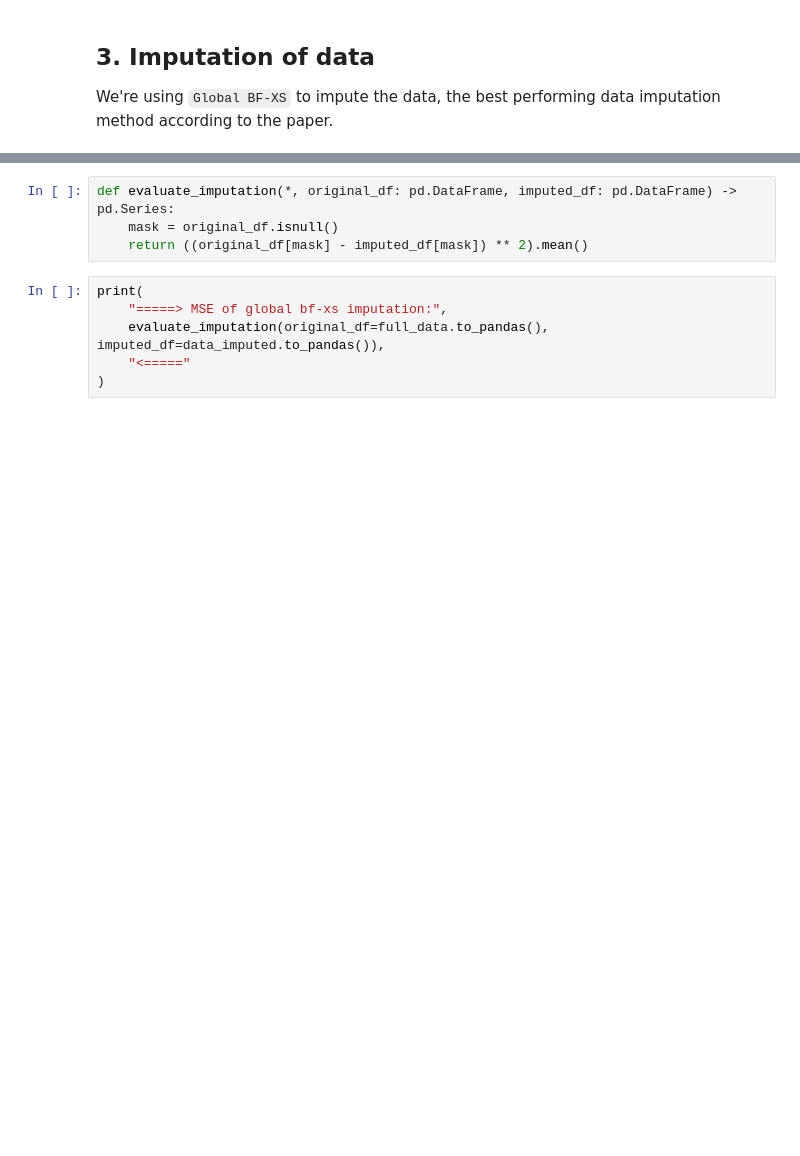
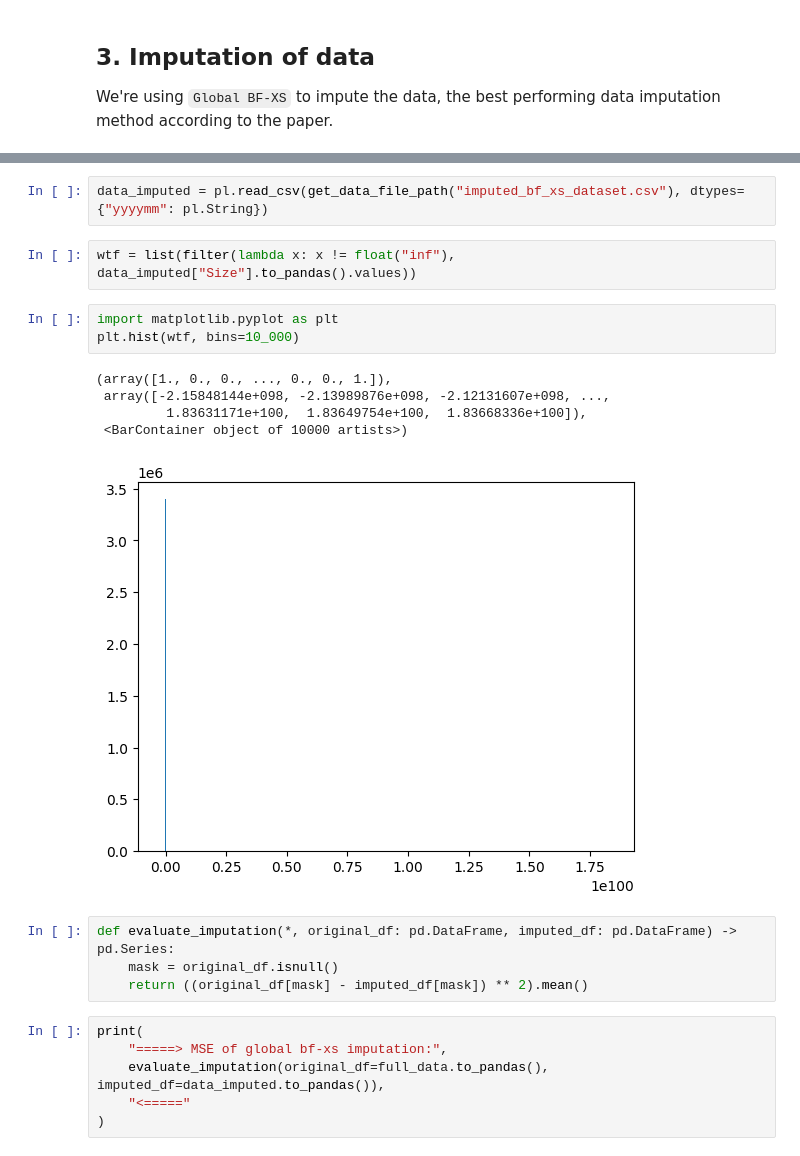
Before and after one commit to NicolasAlmerge/FIN407FinalProject, a Jupyter notebook: Predictors.ipynb, the cells around one changed output, grey strips where cells are left out. Cells and saved outputs as stored; diff of their text form; blank space fills up the shorter version.

```diff
--- a/Predictors.ipynb
+++ b/Predictors.ipynb
@@ -458,3 +520,16 @@ data_imputed = global_bf_xs_impute(full_data)
+# %%
+data_imputed = pl.read_csv(get_data_file_path("imputed_bf_xs_dataset.csv"), dtypes={"yyyymm": pl.String})
+# %%
+wtf = list(filter(lambda x: x != float("inf"), data_imputed["Size"].to_pandas().values))
+# %%
+import matplotlib.pyplot as plt
+plt.hist(wtf, bins=10_000)
+# %% [output]
+(array([1., 0., 0., ..., 0., 0., 1.]),
+ array([-2.15848144e+098, -2.13989876e+098, -2.12131607e+098, ...,
+         1.83631171e+100,  1.83649754e+100,  1.83668336e+100]),
+ <BarContainer object of 10000 artists>)
+[figure, added]
 # %%
 def evaluate_imputation(*, original_df: pd.DataFrame, imputed_df: pd.DataFrame) -> pd.Series:
     mask = original_df.isnull()
```
Also changed, not shown: parts of 25 cells of this notebook, 1 other file.
